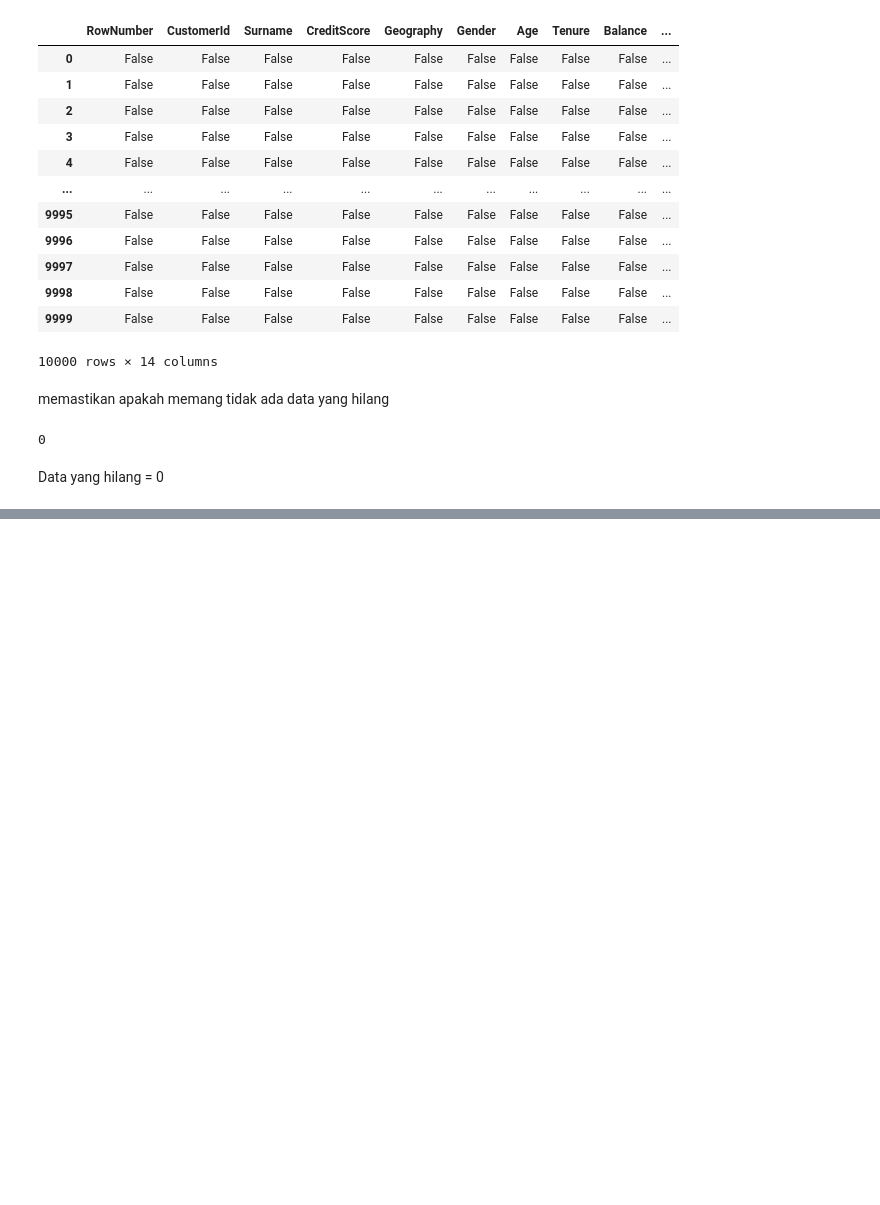
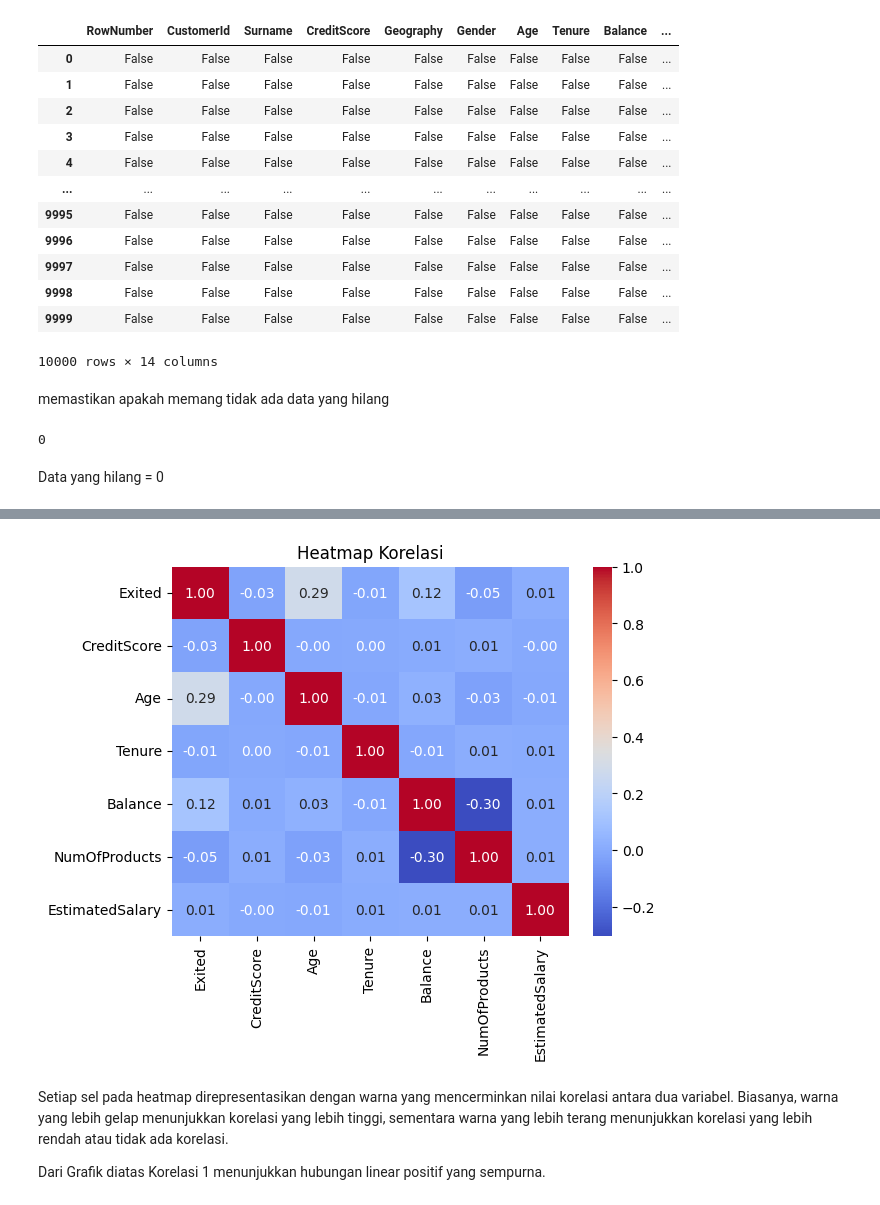
Before and after one commit to rinnarachma/latihan-DA, a Jupyter notebook: RINNA_RACHMATIKA.ipynb, the cells around one changed output, grey strips where cells are left out. Saved outputs shown, nothing was run; the diff lists cells and outputs as text; code cells hidden in the pictures; blank space fills up the shorter version.

```diff
--- a/RINNA_RACHMATIKA.ipynb
+++ b/RINNA_RACHMATIKA.ipynb
@@ -447,0 +540,13 @@ Data yang hilang = 0
+# %%
+import seaborn as sns
+
+# Plot heatmap korelasi dengan Seaborn
+sns.heatmap(corr, annot=True, cmap='coolwarm', fmt=".2f")
+plt.title('Heatmap Korelasi')
+plt.show()
+# %% [output]
+[figure, added]
+# %% [markdown]
+Setiap sel pada heatmap direpresentasikan dengan warna yang mencerminkan nilai korelasi antara dua variabel. Biasanya, warna yang lebih gelap menunjukkan korelasi yang lebih tinggi, sementara warna yang lebih terang menunjukkan korelasi yang lebih rendah atau tidak ada korelasi.
+
+Dari Grafik diatas Korelasi 1 menunjukkan hubungan linear positif yang sempurna.
```
Also changed, not shown: parts of 16 cells of this notebook.
